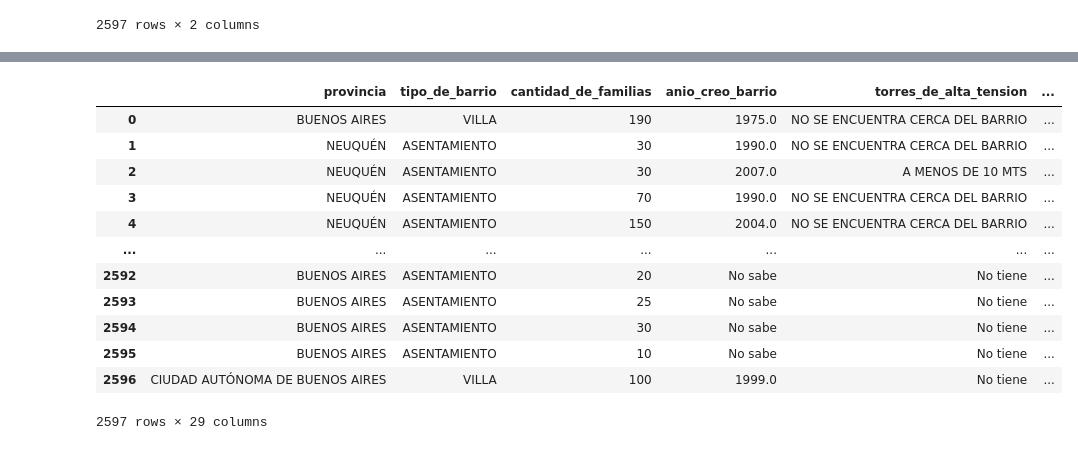
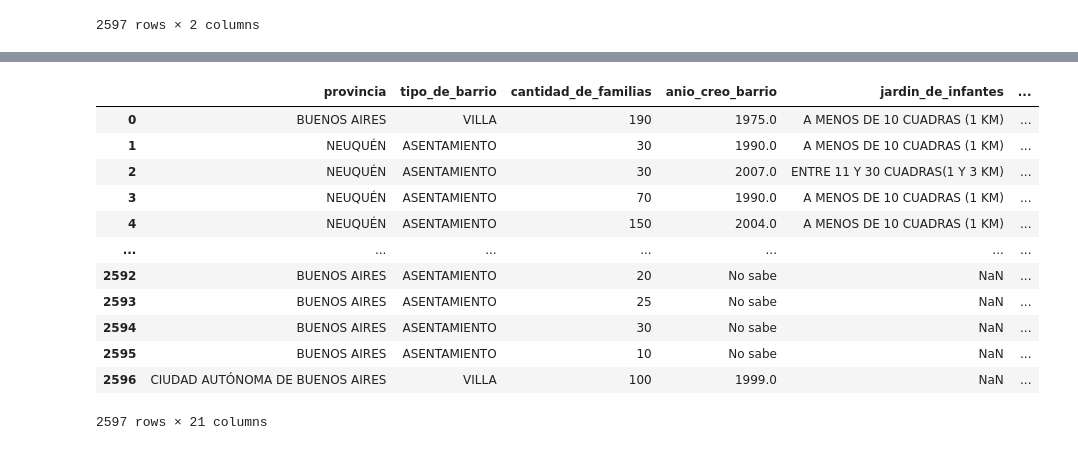
Before and after one commit to NestorDiazDataSC/Asentamientos-Informales, a Jupyter notebook: Informe.ipynb, the cells around one changed output, grey strips where cells are left out. Saved outputs shown, nothing was run; the diff lists cells and outputs as text; code cells hidden in the pictures.

```diff
--- a/Informe.ipynb
+++ b/Informe.ipynb
@@ -271,39 +298,47 @@ df.drop("alumbrado", axis = 1, inplace=True)
 # %%
 # Eliminamos las demas columnas que no voy a utilizar en el analisis, lo anterior fue para practicar el manejo de los datos
 df.drop("departamento", axis = 1, inplace=True)
 df.drop("excretas", axis = 1, inplace=True)
 df.drop("agua", axis = 1, inplace=True)
 df.drop("poligono", axis = 1, inplace=True)
 df.drop("anio", axis = 1, inplace=True)
 df.drop("ID", axis = 1, inplace=True)
 df.drop("localidad", axis = 1, inplace=True)
 df.drop("energia_calefaccion", axis = 1, inplace=True)
 df.drop("energia_cocinar", axis = 1, inplace=True)
 df.drop("emergencias_policia", axis = 1, inplace=True)
 df.drop("ribera_rio", axis = 1, inplace=True)
 df.drop("pendiente", axis = 1, inplace=True)
 df.drop("organizaciones_externas", axis = 1, inplace=True)
 df.drop("mayores_problemas_barrio1", axis = 1, inplace=True)
 df.drop("plantacion_forestal", axis = 1, inplace=True)
 df.drop("emergencias_bomberos", axis = 1, inplace=True)
 df.drop("emergencias_ambulancia", axis = 1, inplace=True)
 df.drop("nombre_barrio", axis = 1, inplace=True)
 df.drop("linea_de_tren", axis = 1, inplace=True)
 df.drop("basural", axis = 1, inplace=True)
+df.drop("torres_de_alta_tension", axis = 1, inplace=True)
+df.drop("camino_de_alto_trafico", axis = 1, inplace=True)
+df.drop("desechos_industriales", axis = 1, inplace=True)
+df.drop("actividad_agropecuaria", axis = 1, inplace=True)
+df.drop("relleno_sanitario", axis = 1, inplace=True)
+df.drop("inundaciones", axis = 1, inplace=True)
+df.drop("alcantarillado", axis = 1, inplace=True)
+df.drop("recoleccion_de_residuos", axis = 1, inplace=True)
 
 
 df
 # %% [output]
-|  | provincia | tipo_de_barrio | cantidad_de_familias | anio_creo_barrio | torres_de_alta_tension | ... |
-| 0 | BUENOS AIRES | VILLA | 190 | 1975.0 | NO SE ENCUENTRA CERCA DEL BARRIO | ... |
-| 1 | NEUQUÉN | ASENTAMIENTO | 30 | 1990.0 | NO SE ENCUENTRA CERCA DEL BARRIO | ... |
-| 2 | NEUQUÉN | ASENTAMIENTO | 30 | 2007.0 | A MENOS DE 10 MTS | ... |
-| 3 | NEUQUÉN | ASENTAMIENTO | 70 | 1990.0 | NO SE ENCUENTRA CERCA DEL BARRIO | ... |
-| 4 | NEUQUÉN | ASENTAMIENTO | 150 | 2004.0 | NO SE ENCUENTRA CERCA DEL BARRIO | ... |
+|  | provincia | tipo_de_barrio | cantidad_de_familias | anio_creo_barrio | jardin_de_infantes | ... |
+| 0 | BUENOS AIRES | VILLA | 190 | 1975.0 | A MENOS DE 10 CUADRAS (1 KM) | ... |
+| 1 | NEUQUÉN | ASENTAMIENTO | 30 | 1990.0 | A MENOS DE 10 CUADRAS (1 KM) | ... |
+| 2 | NEUQUÉN | ASENTAMIENTO | 30 | 2007.0 | ENTRE 11 Y 30 CUADRAS(1 Y 3 KM) | ... |
+| 3 | NEUQUÉN | ASENTAMIENTO | 70 | 1990.0 | A MENOS DE 10 CUADRAS (1 KM) | ... |
+| 4 | NEUQUÉN | ASENTAMIENTO | 150 | 2004.0 | A MENOS DE 10 CUADRAS (1 KM) | ... |
 | ... | ... | ... | ... | ... | ... | ... |
-| 2592 | BUENOS AIRES | ASENTAMIENTO | 20 | No sabe | No tiene | ... |
-| 2593 | BUENOS AIRES | ASENTAMIENTO | 25 | No sabe | No tiene | ... |
-| 2594 | BUENOS AIRES | ASENTAMIENTO | 30 | No sabe | No tiene | ... |
-| 2595 | BUENOS AIRES | ASENTAMIENTO | 10 | No sabe | No tiene | ... |
-| 2596 | CIUDAD AUTÓNOMA DE BUENOS AIRES | VILLA | 100 | 1999.0 | No tiene | ... |
+| 2592 | BUENOS AIRES | ASENTAMIENTO | 20 | No sabe | NaN | ... |
+| 2593 | BUENOS AIRES | ASENTAMIENTO | 25 | No sabe | NaN | ... |
+| 2594 | BUENOS AIRES | ASENTAMIENTO | 30 | No sabe | NaN | ... |
+| 2595 | BUENOS AIRES | ASENTAMIENTO | 10 | No sabe | NaN | ... |
+| 2596 | CIUDAD AUTÓNOMA DE BUENOS AIRES | VILLA | 100 | 1999.0 | NaN | ... |
-2597 rows × 29 columns
+2597 rows × 21 columns
```
Also changed, not shown: parts of 8 cells of this notebook.
